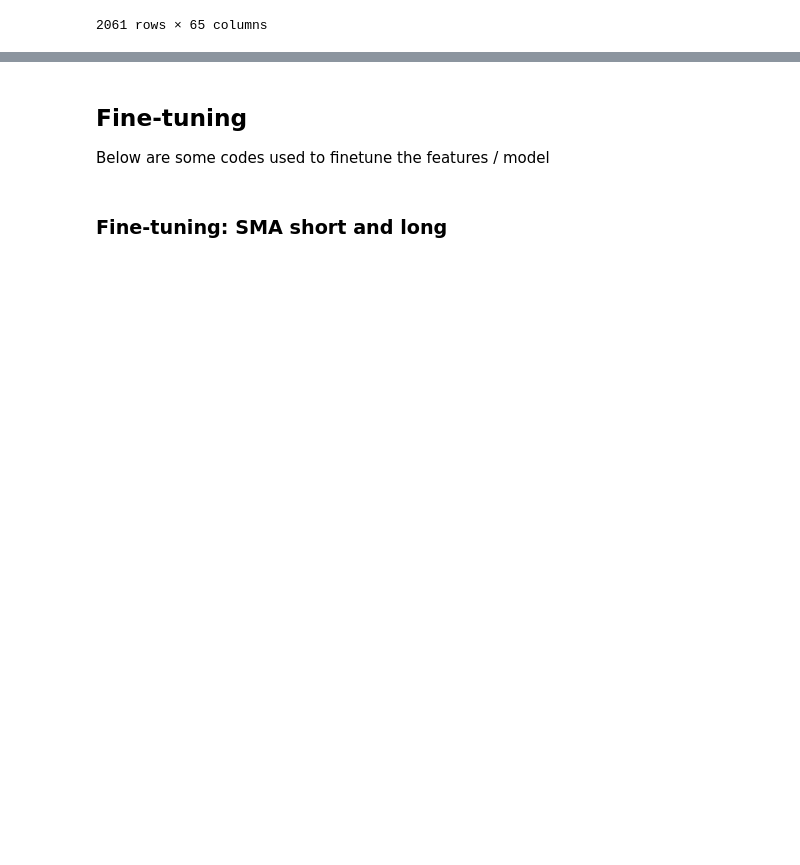
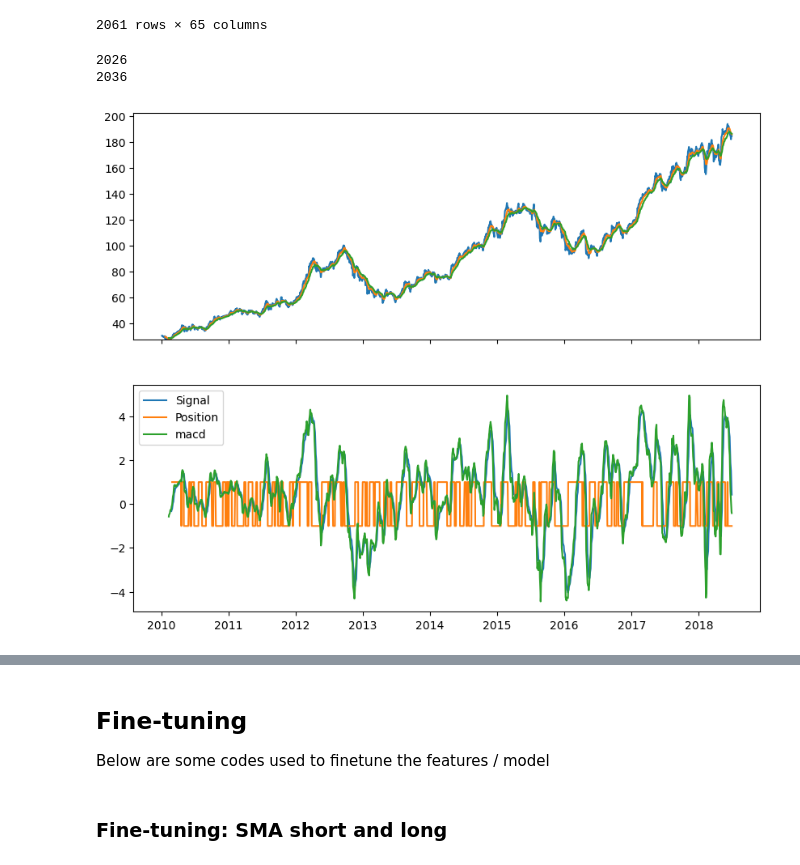
Before and after one commit to AY2324S2-QF2103-Group-9/Trading-Strategies-Comparison, a Jupyter notebook: Project_RandomForest.ipynb, the cells around one changed output, grey strips where cells are left out. Drawn from its saved outputs; the diff is of its cells as text; code cells hidden in the pictures; blank space fills up the shorter version.

Commit message:
Add MACD feature

```diff
--- a/Project_RandomForest.ipynb
+++ b/Project_RandomForest.ipynb
@@ -208,6 +208,60 @@ for stock in colnames:
     data[f"{stock} SMA trade"] = data[f"{stock} SMA trade"].shift(-125).shift(126)
 
 sma_feat = [f"{stock} SMA trade" for stock in colnames]
+# %%
+def calculate_macd(data, short_window=12, long_window=26, signal_window = 9, initial = 1):
+    short_ema = data.ewm(span=short_window, adjust=False, min_periods=short_window).mean()
+    long_ema = data.ewm(span=long_window, adjust=False, min_periods=long_window).mean()
+    macd = short_ema - long_ema
+    signal = macd.ewm(span=signal_window, adjust=False, min_periods=signal_window).mean()
+
+    histogram = macd - signal
+
+    positions = []
+    position = initial
+
+    for i in range(long_window + 10, len(data)):
+        if macd[i] > signal[i] and macd[i - 1] <= signal[i - 1]:
+            position = 1
+        elif macd[i] < signal[i] and macd[i - 1] >= signal[i - 1]:
+            position = -1
+        positions.append(position)
+
+    positions.insert(0, initial)
+
+    pos = pd.DataFrame(index=data.index)
+    print(len(positions))
+    print(len(data) - long_window + 1)
+    pos["position"] = np.nan
+    pos.iloc[:long_window + 9] = np.nan
+    pos.iloc[long_window + 9:, 0] = positions
+
+    fig, (ax1, ax2) = plt.subplots(2, 1, sharex=True, figsize=(10, 8))
+
+    # Plot stock price
+    ax1.plot(data, label="Stock Price")
+
+    # Plot short EMA, long EMA, and signal
+    ax1.plot(short_ema, label="Short EMA")
+    ax1.plot(long_ema, label="Long EMA")
+    ax1.set_ylim(data.min())
+
+    ax2.plot(signal, label="Signal")
+
+    # Plot position (scaled for better visualization)
+    ax2.plot(pos, label="Position")
+    ax2.plot(macd, label="macd")
+
+
+    plt.legend()
+
+    return positions
+
+t = calculate_macd(data["AAPL.O"][:])
+# %% [output]
+2026
+2036
+[figure, added]
 # %%
 feat_data = data.dropna()
 
```
Also changed, not shown: parts of 10 cells of this notebook.
